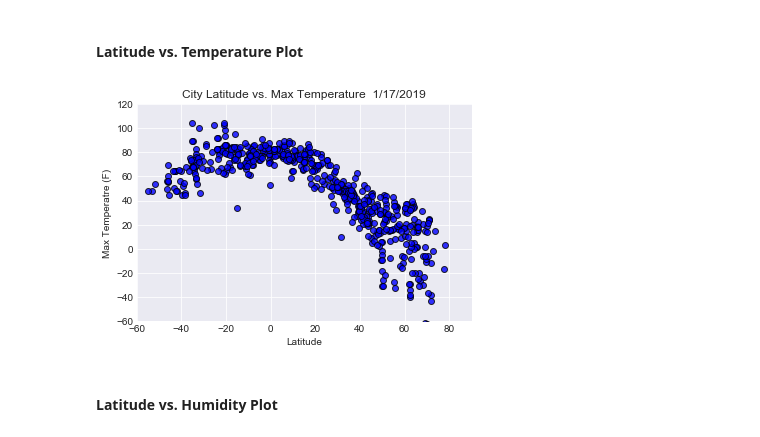
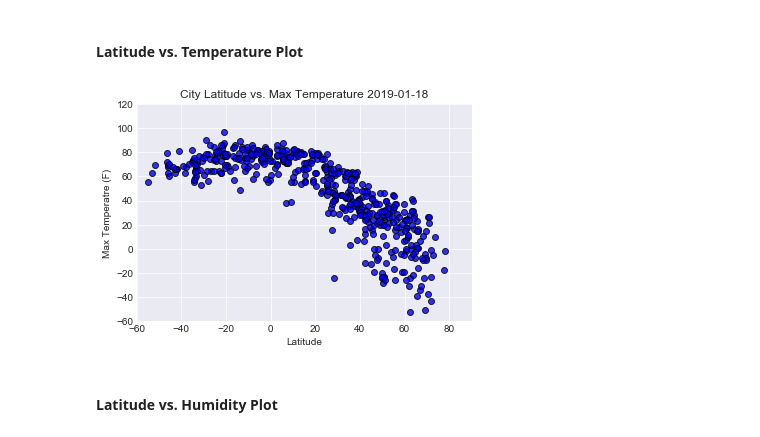
Before and after one commit to maaikerutten/Python_APIs_Homework, a Jupyter notebook: WeatherPy.ipynb, the cells around one changed output. Cells and saved outputs as stored; diff of their text form; code cells hidden in the pictures.

```diff
--- a/WeatherPy.ipynb
+++ b/WeatherPy.ipynb
@@ -11,10 +18,11 @@ import time
 import random
 import json
 import pytemperature
+import datetime
 
 # Import API key
 import api_keys
-api_key = "84a12051ef8d9ab784bd6f8864a8d6c2"
+api_key = api_keys.api_key
 
 # Incorporated citipy to determine city based on latitude and longitude
 from citipy import citipy
@@ -145,24 +153,25 @@ Selected_Cities_df
 # %% [markdown]
 #### Latitude vs. Temperature Plot
 # %%
+date_now = datetime.datetime.now().date()
+
 plt.scatter(Selected_Cities_df["Latitude"],
            Selected_Cities_df["Temperature (F)"],
            edgecolor="black", linewidths=1, marker="o",
            facecolors="blue", alpha=0.8, label="City")
-
 plt.style.use("seaborn-darkgrid")
-plt.title(f"City Latitude vs. Max Temperature  1/17/2019")
+plt.title(f"City Latitude vs. Max Temperature {date_now}")
 plt.ylabel("Max Temperatre (F)")
 plt.xlabel("Latitude")
 plt.grid(True)
 plt.xlim([-60,90])
 plt.ylim([-60,120])
 
 plt.savefig("output_data/Latitude_Temperature.png")
 
 plt.show()
 # %% [output]
-[figure, old version]
+[figure, new version]
 # %% [markdown]
 #### Latitude vs. Humidity Plot
 # %%
```
Also changed, not shown: parts of 9 cells of this notebook, 5 other files.
